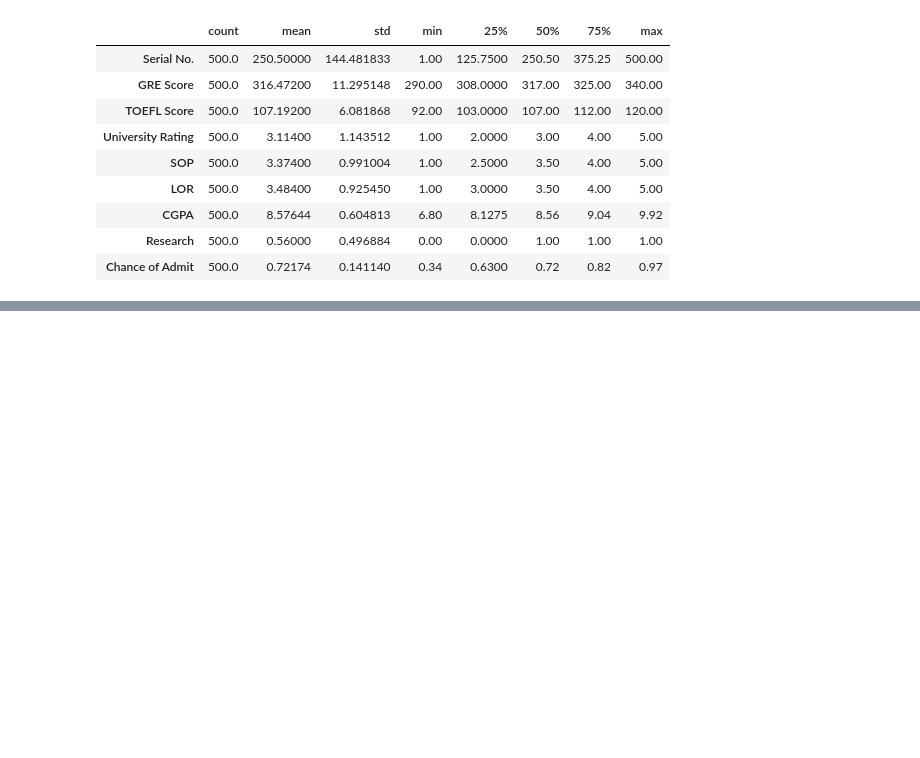
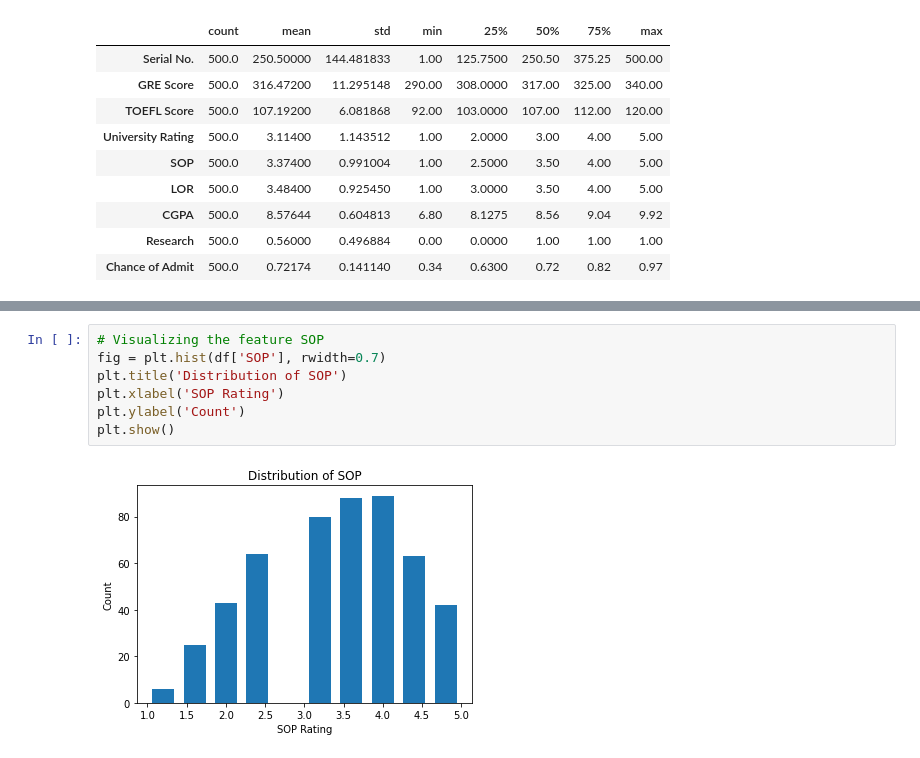
Before and after one commit to soujanyareddy1256/CSE_720001.202320, a Jupyter notebook: Project/soujanya/project_code_720.ipynb, the cells around one changed output, grey strips where cells are left out. Drawn from its saved outputs; the diff is of its cells as text; blank space fills up the shorter version.

```diff
--- a/Project/soujanya/project_code_720.ipynb
+++ b/Project/soujanya/project_code_720.ipynb
@@ -81,0 +150,9 @@ df.describe().T
+# %%
+# Visualizing the feature SOP
+fig = plt.hist(df['SOP'], rwidth=0.7)
+plt.title('Distribution of SOP')
+plt.xlabel('SOP Rating')
+plt.ylabel('Count')
+plt.show()
+# %% [output]
+[figure, added]
```
Also changed, not shown: parts of 13 cells of this notebook.
